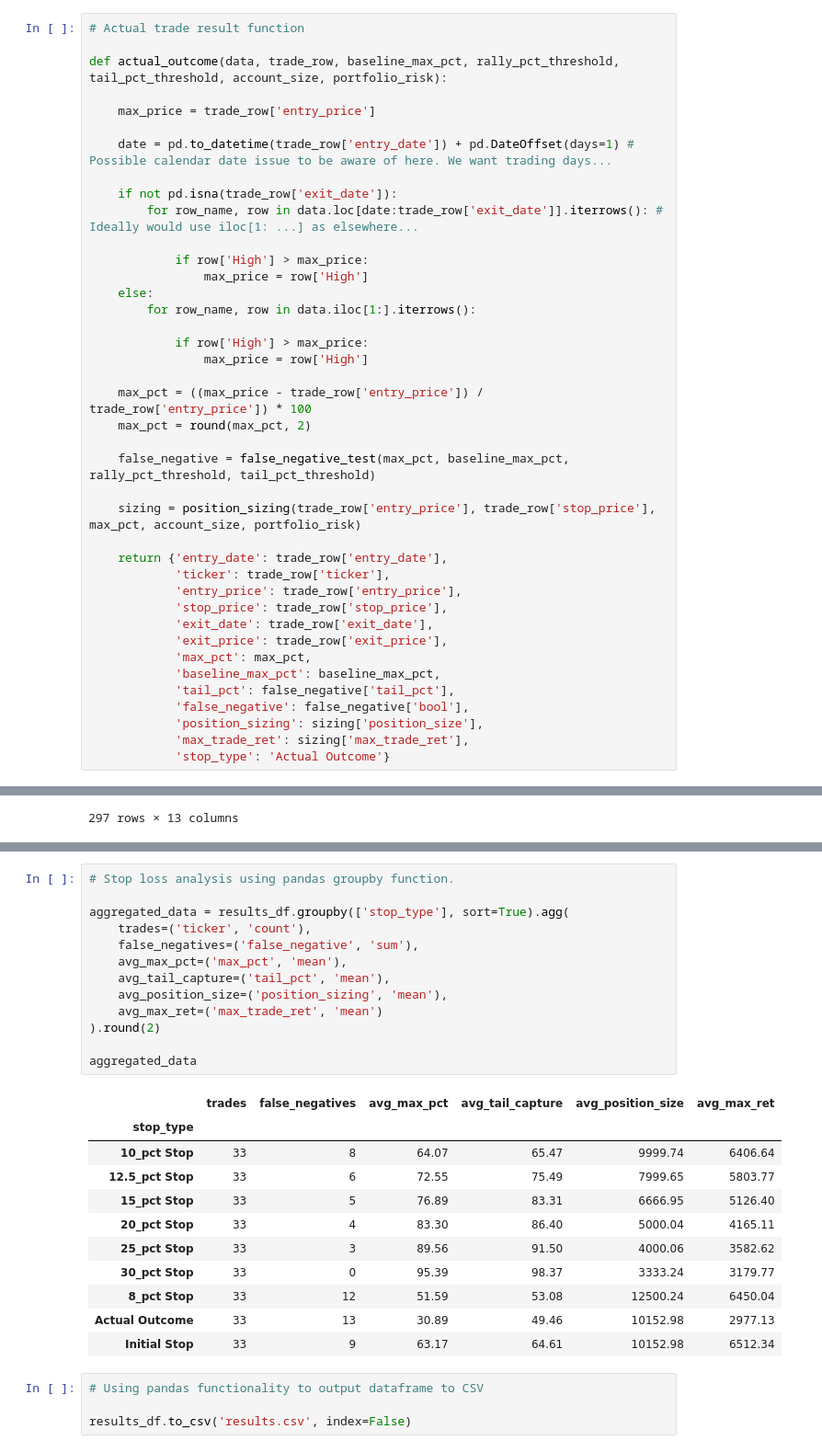
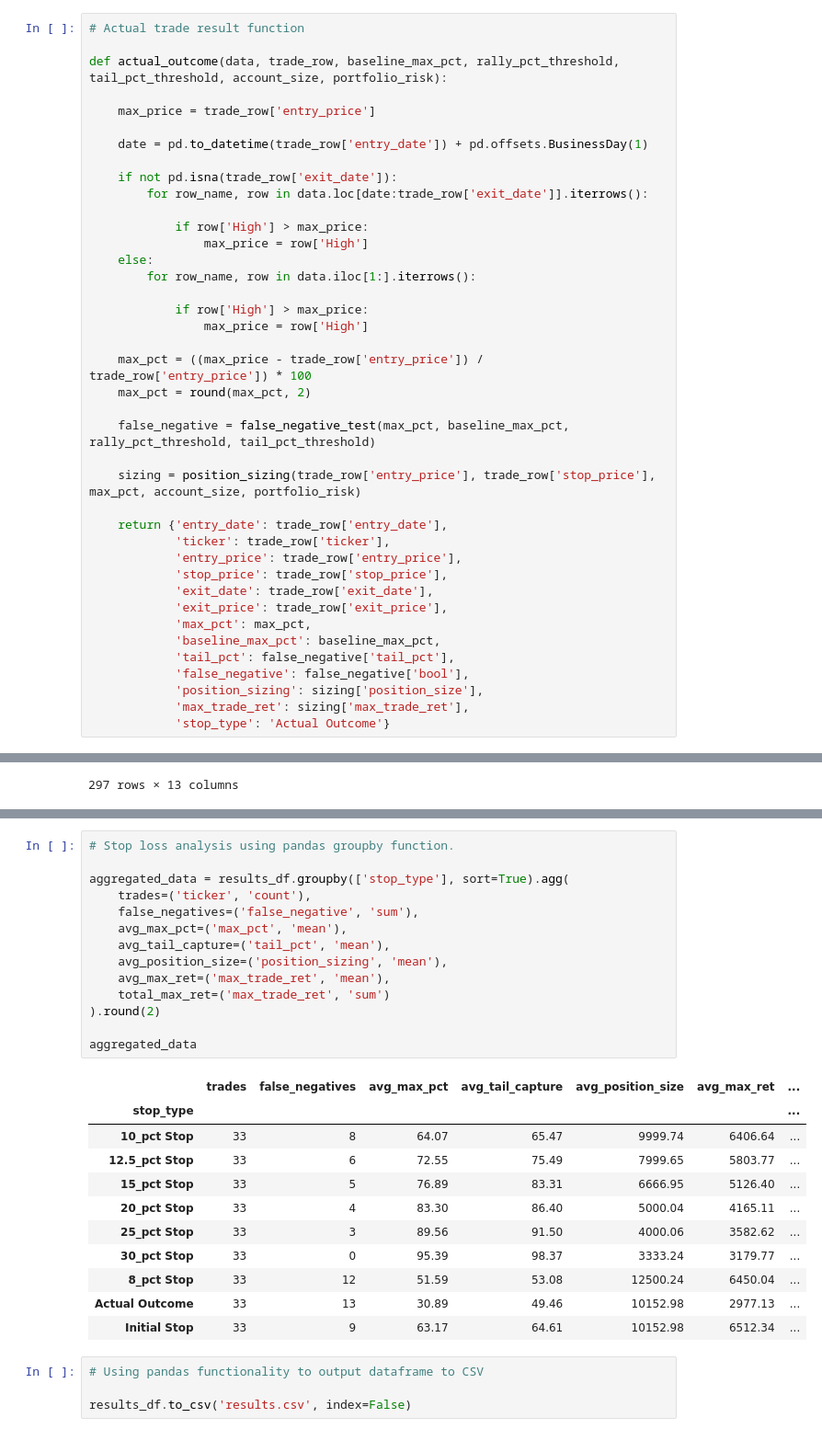
Before and after one commit to mzi1997/trading, a Jupyter notebook: stops.ipynb, the cells around one changed output, grey strips where cells are left out. Shown at 92% size. Cells and saved outputs as stored; diff of their text form.

Commit message:
Fixed actual_outcome start_date issue, which was previously adding a business day rather than a business day. Edge case would be market holidays.

```diff
--- a/stops.ipynb
+++ b/stops.ipynb
@@ -135,10 +136,10 @@ def actual_outcome(data, trade_row, baseline_max_pct, rally_pct_threshold, tail_
 
     max_price = trade_row['entry_price']
 
-    date = pd.to_datetime(trade_row['entry_date']) + pd.DateOffset(days=1) # Possible calendar date issue to be aware of here. We want trading days...
+    date = pd.to_datetime(trade_row['entry_date']) + pd.offsets.BusinessDay(1)
 
     if not pd.isna(trade_row['exit_date']):
-        for row_name, row in data.loc[date:trade_row['exit_date']].iterrows(): # Ideally would use iloc[1: ...] as elsewhere...
+        for row_name, row in data.loc[date:trade_row['exit_date']].iterrows():
 
             if row['High'] > max_price:
                 max_price = row['High']
@@ -293,28 +307,29 @@ results_df.loc[results_df['stop_type'] == '30_pct Stop']
 # %%
 # Stop loss analysis using pandas groupby function.
 
 aggregated_data = results_df.groupby(['stop_type'], sort=True).agg(
     trades=('ticker', 'count'),
     false_negatives=('false_negative', 'sum'),
     avg_max_pct=('max_pct', 'mean'),
     avg_tail_capture=('tail_pct', 'mean'),
     avg_position_size=('position_sizing', 'mean'),
-    avg_max_ret=('max_trade_ret', 'mean')
+    avg_max_ret=('max_trade_ret', 'mean'),
+    total_max_ret=('max_trade_ret', 'sum')
 ).round(2)
 
 aggregated_data
 # %% [output]
-|  | trades | false_negatives | avg_max_pct | avg_tail_capture | avg_position_size | avg_max_ret |
-| stop_type |  |  |  |  |  |  |
-| 10_pct Stop | 33 | 8 | 64.07 | 65.47 | 9999.74 | 6406.64 |
-| 12.5_pct Stop | 33 | 6 | 72.55 | 75.49 | 7999.65 | 5803.77 |
-| 15_pct Stop | 33 | 5 | 76.89 | 83.31 | 6666.95 | 5126.40 |
-| 20_pct Stop | 33 | 4 | 83.30 | 86.40 | 5000.04 | 4165.11 |
-| 25_pct Stop | 33 | 3 | 89.56 | 91.50 | 4000.06 | 3582.62 |
-| 30_pct Stop | 33 | 0 | 95.39 | 98.37 | 3333.24 | 3179.77 |
-| 8_pct Stop | 33 | 12 | 51.59 | 53.08 | 12500.24 | 6450.04 |
-| Actual Outcome | 33 | 13 | 30.89 | 49.46 | 10152.98 | 2977.13 |
-| Initial Stop | 33 | 9 | 63.17 | 64.61 | 10152.98 | 6512.34 |
+|  | trades | false_negatives | avg_max_pct | avg_tail_capture | avg_position_size | avg_max_ret | ... |
+| stop_type |  |  |  |  |  |  | ... |
+| 10_pct Stop | 33 | 8 | 64.07 | 65.47 | 9999.74 | 6406.64 | ... |
+| 12.5_pct Stop | 33 | 6 | 72.55 | 75.49 | 7999.65 | 5803.77 | ... |
+| 15_pct Stop | 33 | 5 | 76.89 | 83.31 | 6666.95 | 5126.40 | ... |
+| 20_pct Stop | 33 | 4 | 83.30 | 86.40 | 5000.04 | 4165.11 | ... |
+| 25_pct Stop | 33 | 3 | 89.56 | 91.50 | 4000.06 | 3582.62 | ... |
+| 30_pct Stop | 33 | 0 | 95.39 | 98.37 | 3333.24 | 3179.77 | ... |
+| 8_pct Stop | 33 | 12 | 51.59 | 53.08 | 12500.24 | 6450.04 | ... |
+| Actual Outcome | 33 | 13 | 30.89 | 49.46 | 10152.98 | 2977.13 | ... |
+| Initial Stop | 33 | 9 | 63.17 | 64.61 | 10152.98 | 6512.34 | ... |
 # %%
 # Using pandas functionality to output dataframe to CSV
 
```
Also changed, not shown: parts of 4 cells of this notebook.
